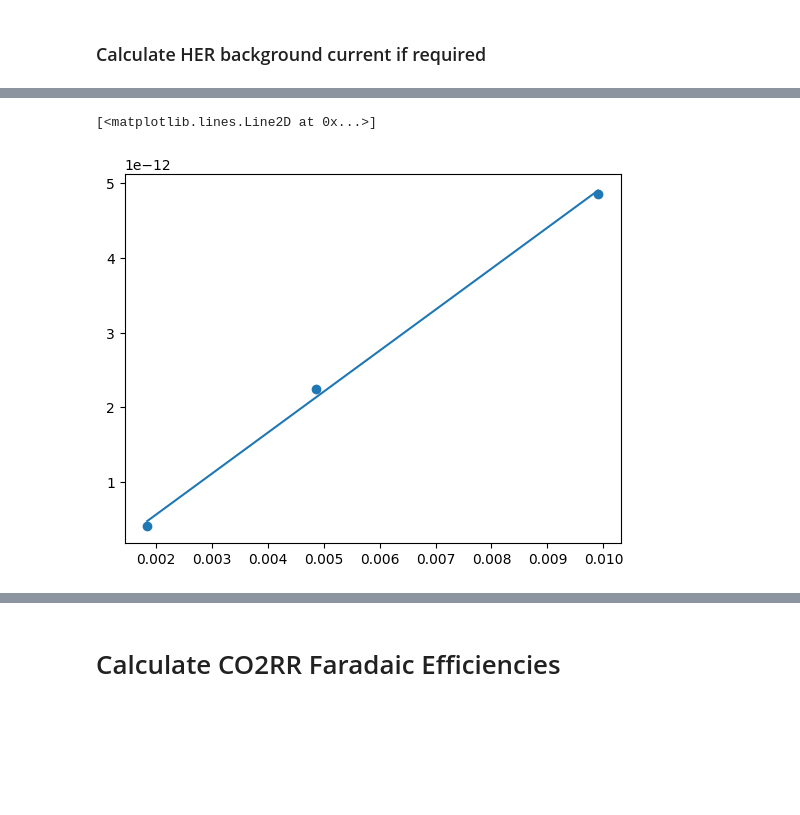
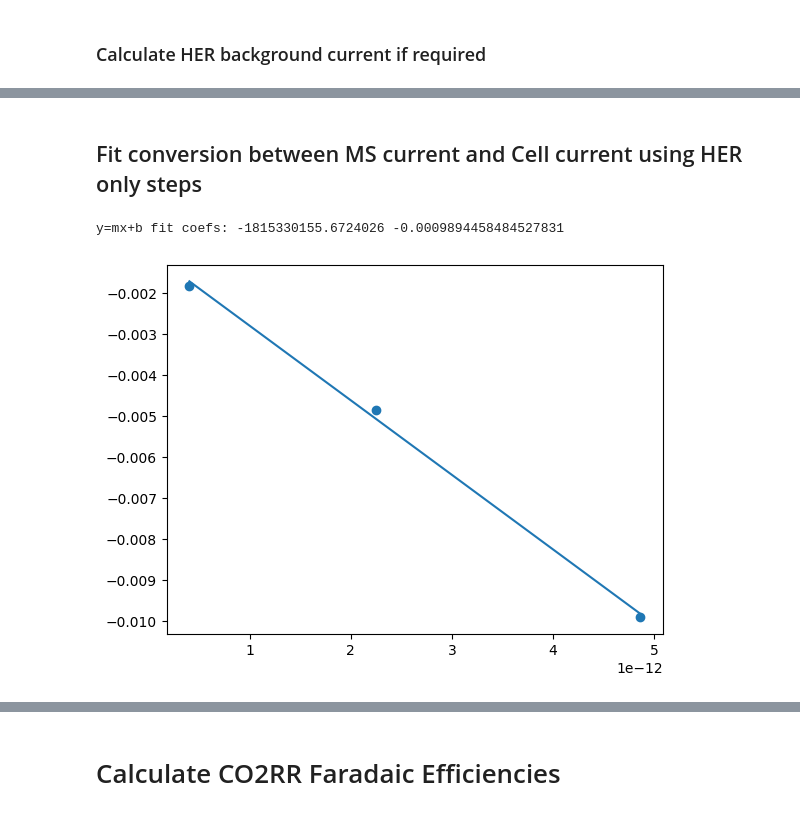
Before and after one commit to pwvbutler/ecms-np-analysis, a Jupyter notebook: notebooks/ecms_faradaic_efficiency.ipynb, the cells around one changed output, grey strips where cells are left out. Cells and saved outputs as stored; diff of their text form; code cells hidden in the pictures; blank space fills up the shorter version.

```diff
--- a/notebooks/ecms_faradaic_efficiency.ipynb
+++ b/notebooks/ecms_faradaic_efficiency.ipynb
@@ -68,10 +62,10 @@ Text(0.5, 0.98, '2024-09-10 16_49_03 Full Test.tsv')
 set the parameters required for processing the data below. Importantly require the step length for each applied current and the steps (starting from step 0) to calculate faradaic efficiency of CO2RR. Also, provide either the calibration factor and MS background current for H2 reduction (HER) or else the steps/times that should be used to calculate it. Optionally provide the start time (if not 0) and the time prior to end of step to average over for calculations.
 # %%
 STEP_TIME = 300 # seconds
-CO2RR_STEPS = [6, 7, 8, 9, 10, 11, 12, 13, 14] # step number in current sequence/program, first step is 1
+CO2RR_STEPS = [6, 7, 8, 9, 10, 11, 12, 13, 14] # step numbers in sequence/program, first step is 1
 
 # fill in one of the following
-HER_STEPS = [3, 4, 5,] # for calculating the calibration factor from raw_current to ms H2 current
+HER_ONLY_STEPS = [3, 4, 5,] # for calculating the calibration factor from raw_current to MS H2 current
 HER_CALIBRATION_FACTOR = None
 
 # fill in one of the following
@@ -84,7 +78,7 @@ START_TIME = 0 # if want to start steps from a time other that t=0
 
 # parameter check
 assert CO2RR_STEPS, "must provide step numbers (from zero) to calculate CO2RR faradaic efficiency for"
-assert HER_STEPS or HER_CALIBRATION_FACTOR is not None, "must provide HER calibration factor OR the step numbers for calculating it"
+assert HER_ONLY_STEPS or HER_CALIBRATION_FACTOR is not None, "must provide HER calibration factor OR the step numbers for calculating it"
 assert HER_BACKGROUND_TIME_INTERVAL or HER_BACKGROUND_CURRENT is not None, "must provide H2 MS background current OR time interval to calculate it"
 # %% [markdown]
 ### Optional: Add electrode details
@@ -123,18 +112,13 @@ if HER_CALIBRATION_FACTOR is None:
         n_el=-2, # remember to use the correct sign: minus for reduction reactions, plus for oxidation reactions
         tspan_list=[
             (START_TIME + STEP_TIME*(x)-TIME_AMOUNT_AVERAGE_OVER, START_TIME + STEP_TIME*(x))
-            for x in HER_STEPS
+            for x in HER_ONLY_STEPS
         ],
-        # tspan_bg=(5000, 5100),
         ax="new",
         axes_measurement=axes, # to highlight the integrated areas on the plot defined above
         return_ax = True # if True, returns the calibration curve axis as a second element
     )
-    print(cal_result_H2)  # prints: MSCalResult(name="H2@M2", mol="H2", mass="M2", F=0.34)
+    print(cal_result_H2)
     HER_CALIBRATION_FACTOR=cal_result_H2.F # The attribute cal_result_H2.F is the slope of the calibration curve, which is the sensitivity factor in C/mol.
-
-
-# def calc_HER_calibration_factor(ecms):
-#     pass
 # %% [output]
 MSCalResult(name=H2@M2, mol=H2, mass=M2, F=0.10608444263929312)
@@ -142,52 +126,46 @@ MSCalResult(name=H2@M2, mol=H2, mass=M2, F=0.10608444263929312)
 [figure]
+# %% [markdown]
+## Fit conversion between MS current and Cell current using HER only steps
 # %%
 import numpy as np
 import pandas as pd
 import matplotlib.pyplot as plt
-# if HER_CALIBRATION_FACTOR is None:
 
 HER_calibration_intervals = [
     (START_TIME + STEP_TIME*(x)-TIME_AMOUNT_AVERAGE_OVER, START_TIME + STEP_TIME*(x))
-    for x in HER_STEPS
+    for x in HER_ONLY_STEPS
 ]
 
-raw_currents, HER_currents = [], []
+raw_currents, HER_MS_currents = [], []
 
 for interval in HER_calibration_intervals:
     raw_currents.append(
         ecms.grab(item="raw_current", tspan=interval)[1].mean(),
     )
-    HER_currents.append(
+    HER_MS_currents.append(
         ecms.grab(item="M2 [A]", tspan=interval)[1].mean(),
     )
 
-
-# x = [abs(x[1]) for x in currents] # should this be negative x?
-# y = [abs(x[0]) for x in currents] # because 2 electrons for each H2 molecule?
-
-raw_currents = np.abs(np.array(raw_currents))
-HER_currents = np.array(HER_currents) - HER_BACKGROUND_CURRENT
+raw_currents = np.array(raw_currents)
+HER_MS_currents = np.array(HER_MS_currents) - HER_BACKGROUND_CURRENT
 
 plt.scatter(
+    HER_MS_currents,
     raw_currents,
-    HER_currents,
 )
 
-
 m, b = np.polyfit(
+    HER_MS_currents,
     raw_currents,
-    HER_currents,
     1
 )
 
-m, b
+plt.plot(
+    HER_MS_currents,
+    [m*v+b for v in HER_MS_currents]
+)
 
-# m = np.mean(HER_currents/applied_currents)
-
-plt.plot(
-    raw_currents,
-    [m*v+b for v in raw_currents]
-)
+print("y=mx+b fit coefs:", m, b)
 # %% [output]
-[<matplotlib.lines.Line2D at 0x...>]
+y=mx+b fit coefs: -1815330155.6724026 -0.0009894458484527831
-[figure, old version]
+[figure, new version]
```
Also changed, not shown: parts of 44 cells of this notebook.
